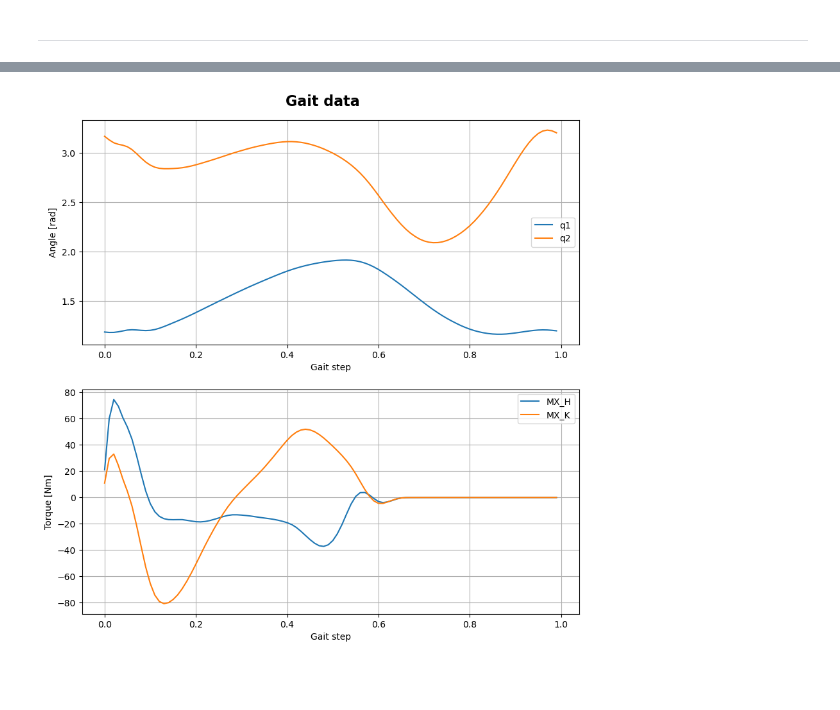
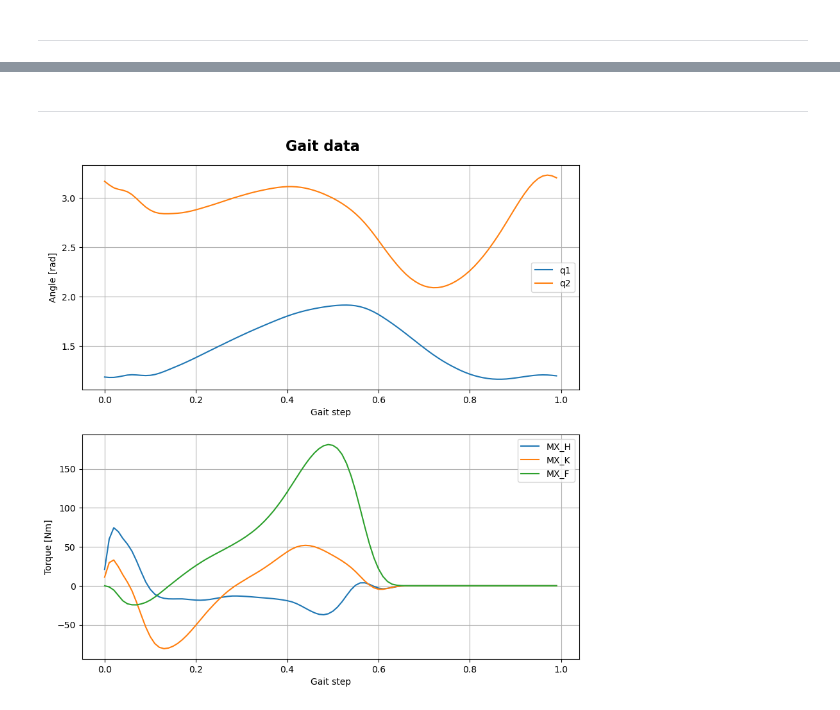
Before and after one commit to whichspaceiam/Computational_Bionics, a Jupyter notebook: Exercise_1/Task-1/Task1.ipynb, the cells around one changed output, grey strips where cells are left out. Saved outputs shown, nothing was run; the diff lists cells and outputs as text; code cells hidden in the pictures; blank space fills up the shorter version.

```diff
--- a/Exercise_1/Task-1/Task1.ipynb
+++ b/Exercise_1/Task-1/Task1.ipynb
@@ -293,10 +313,13 @@ gait_data = pd.read_excel(filename, engine='xlrd')
 
 # Extract gait data
 gait_step = np.array(gait_data["gait_%"]) / 100
+
 GRFz = np.array(gait_data["GRFz[%BW]"]) * m_body * g_val / 100
 GRFx = gait_data["GRFx[%BW]"] * m_body * g_val / 100
+
 MX_H = np.array(gait_data["MX_H[Nm/kg]"]) * m_body
 MX_K = np.array(gait_data["MX_K[Nm/kg]"]) * m_body
-q1_gait = np.deg2rad(np.array(gait_data["Flex_Ext_H[deg]"])) # + 3 / 2 * np.pi
-q2_gait = np.deg2rad(np.array(gait_data["Flex_Ext_K[deg]"]))
-# q2_gait = q1_gait - np.deg2rad(np.array(gait_data["Flex_Ext_K[deg]"]))
+MX_F = np.array(gait_data["MX_F[Nm/kg]"]) * m_body
+
+q1_gait = np.deg2rad(np.array(gait_data["Flex_Ext_H[deg]"])) + 3 / 2 * np.pi
+q2_gait = q1_gait - np.deg2rad(np.array(gait_data["Flex_Ext_K[deg]"]))
@@ -382,25 +426,28 @@ plt.show()
+# %% [markdown]
+-----------------------------------------------------------------------------------
 # %%
 # plot the data from the xls file: use subplots to plot the results for q, omega, and M
 fig, axs = plt.subplots(2, 1, figsize=(10, 10))
 
 # add title
 fig.suptitle('Gait data', fontsize=16, fontweight='bold', y=0.92)
 
 axs[0].plot(gait_step, q1_gait, label='q1')
 axs[0].plot(gait_step, q2_gait, label='q2')
 axs[0].set_xlabel('Gait step')
 axs[0].set_ylabel('Angle [rad]')
 axs[0].grid()
 axs[0].legend()
 
 # plot M
 axs[1].plot(gait_step, MX_H, label='MX_H')
 axs[1].plot(gait_step, MX_K, label='MX_K')
+axs[1].plot(gait_step, MX_F, label='MX_F')
 axs[1].set_xlabel('Gait step')
 axs[1].set_ylabel('Torque [Nm]')
 axs[1].grid()
 axs[1].legend()
 
 plt.show()
 # %% [output]
-[figure, old version]
+[figure, new version]
```
Also changed, not shown: parts of 19 cells of this notebook, 6 other files.
